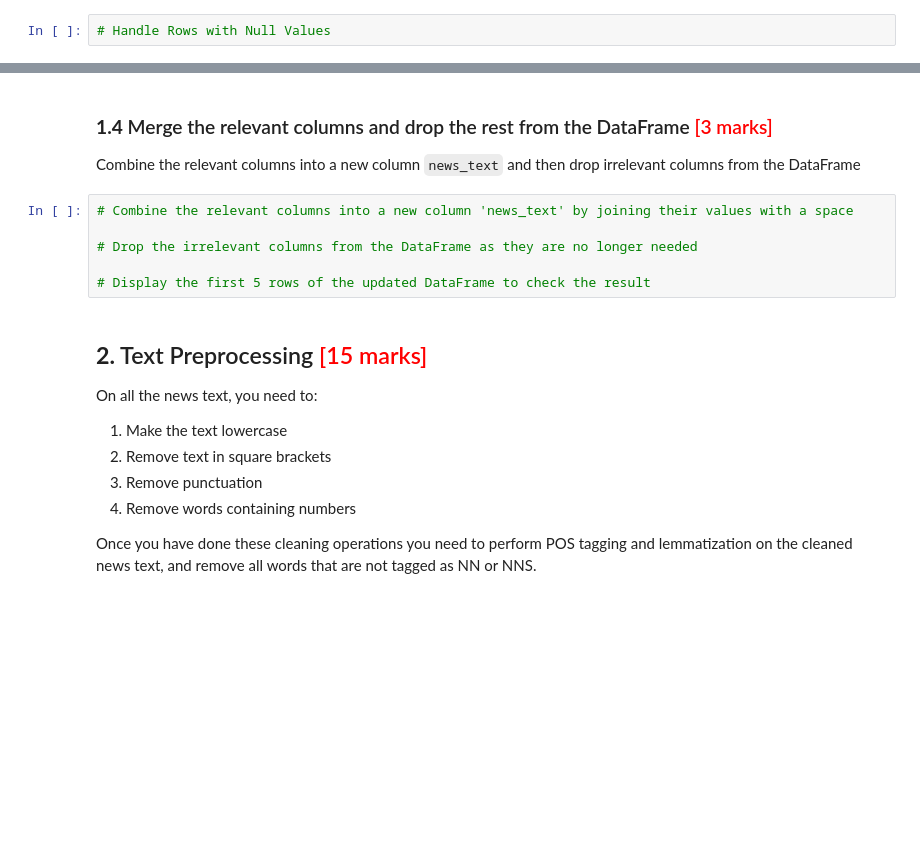
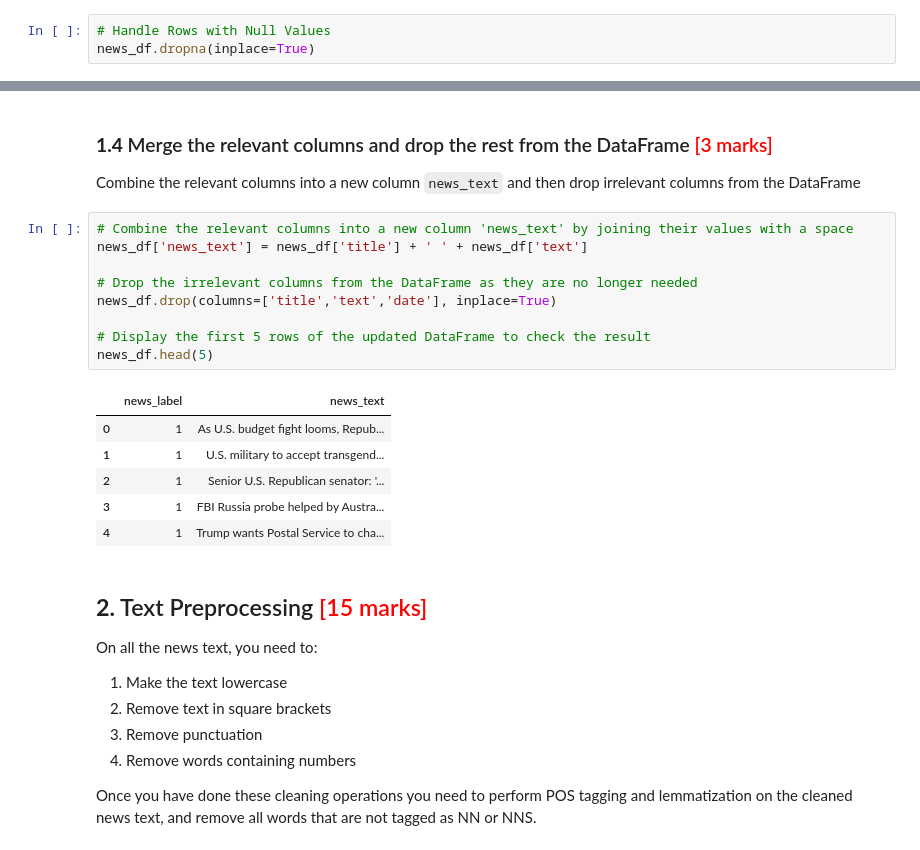
Before and after one commit to rajivgaba/Fake-News-Detection, a Jupyter notebook: Fake_News_Detection_Starter.ipynb, the cells around one changed output, grey strips where cells are left out. Cells and saved outputs as stored; diff of their text form; blank space fills up the shorter version.

```diff
--- a/Fake_News_Detection_Starter.ipynb
+++ b/Fake_News_Detection_Starter.ipynb
@@ -168,2 +234,3 @@ Check for null values and handle it by imputation or dropping the null values
 # %%
 # Handle Rows with Null Values
+news_df.dropna(inplace=True)
@@ -173,10 +254,20 @@ Check for null values and handle it by imputation or dropping the null values
 Combine the relevant columns into a new column `news_text` and then drop irrelevant columns from the DataFrame
 # %%
 # Combine the relevant columns into a new column 'news_text' by joining their values with a space
+news_df['news_text'] = news_df['title'] + ' ' + news_df['text']
 
 # Drop the irrelevant columns from the DataFrame as they are no longer needed
+news_df.drop(columns=['title','text','date'], inplace=True)
 
 # Display the first 5 rows of the updated DataFrame to check the result
+news_df.head(5)
+# %% [output]
+|  | news_label | news_text |
+| 0 | 1 | As U.S. budget fight looms, Repub... |
+| 1 | 1 | U.S. military to accept transgend... |
+| 2 | 1 | Senior U.S. Republican senator: '... |
+| 3 | 1 | FBI Russia probe helped by Austra... |
+| 4 | 1 | Trump wants Postal Service to cha... |
 # %% [markdown]
 ## **2.** Text Preprocessing <font color = red>[15 marks]</font> <br>
 
```
Also changed, not shown: parts of 11 cells of this notebook.
